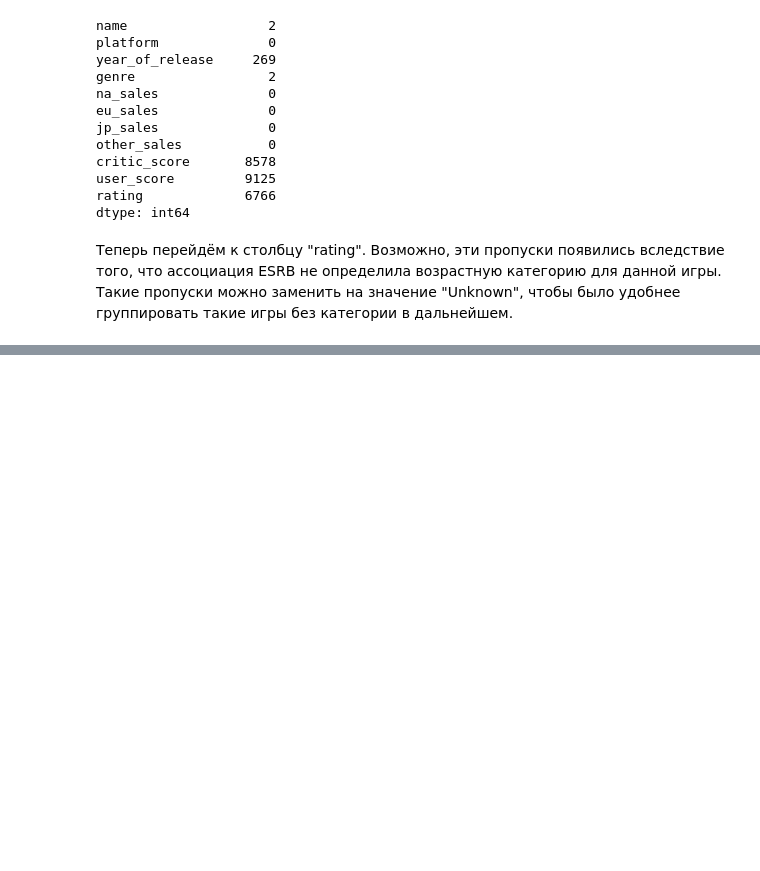
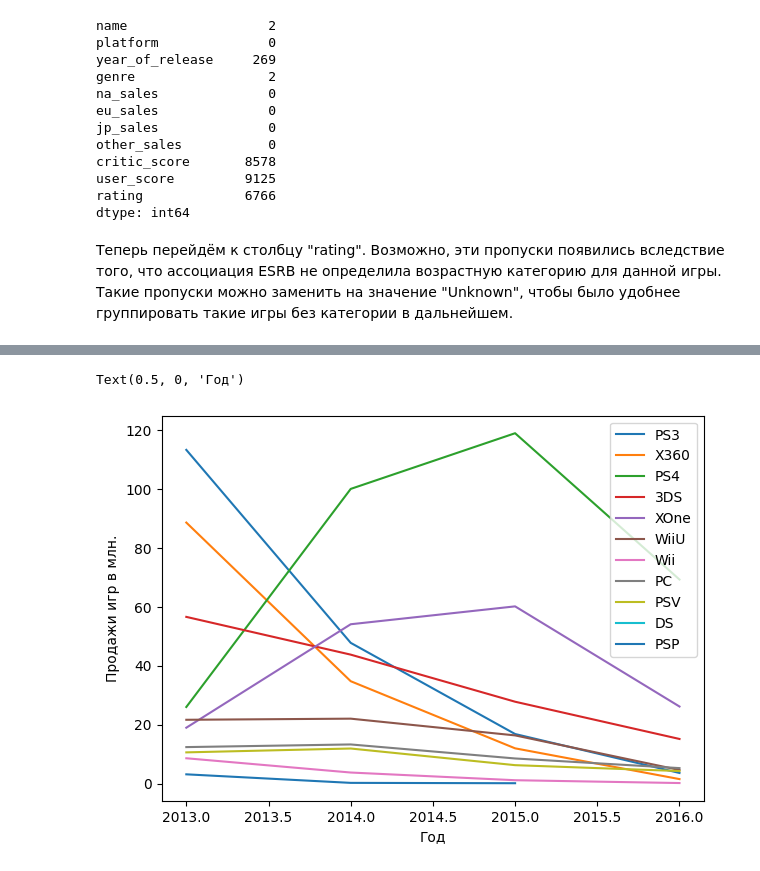
Before and after one commit to Bic0sAbric0s/Analytics, a Jupyter notebook: game_research.ipynb, the cells around one changed output, grey strips where cells are left out. Drawn from its saved outputs; the diff is of its cells as text; code cells hidden in the pictures; blank space fills up the shorter version.

```diff
--- a/game_research.ipynb
+++ b/game_research.ipynb
@@ -196,0 +217,11 @@ data['total_sales'] = data['na_sales'] + data['eu_sales'] + data['jp_sales'] + d
+# %%
+actual_data = data[data['year_of_release']>=2013]
+# %%
+for plaform in actual_data['platform'].unique():
+    actual_data[actual_data['platform']==plaform].groupby('year_of_release')['total_sales'].sum().plot(figsize=(7,5))
+plt.legend(list(actual_data['platform'].unique()))
+plt.ylabel('Продажи игр в млн.')
+plt.xlabel('Год')
+# %% [output]
+Text(0.5, 0, 'Год')
+[figure, added]
```
Also changed, not shown: parts of 90 cells of this notebook.
